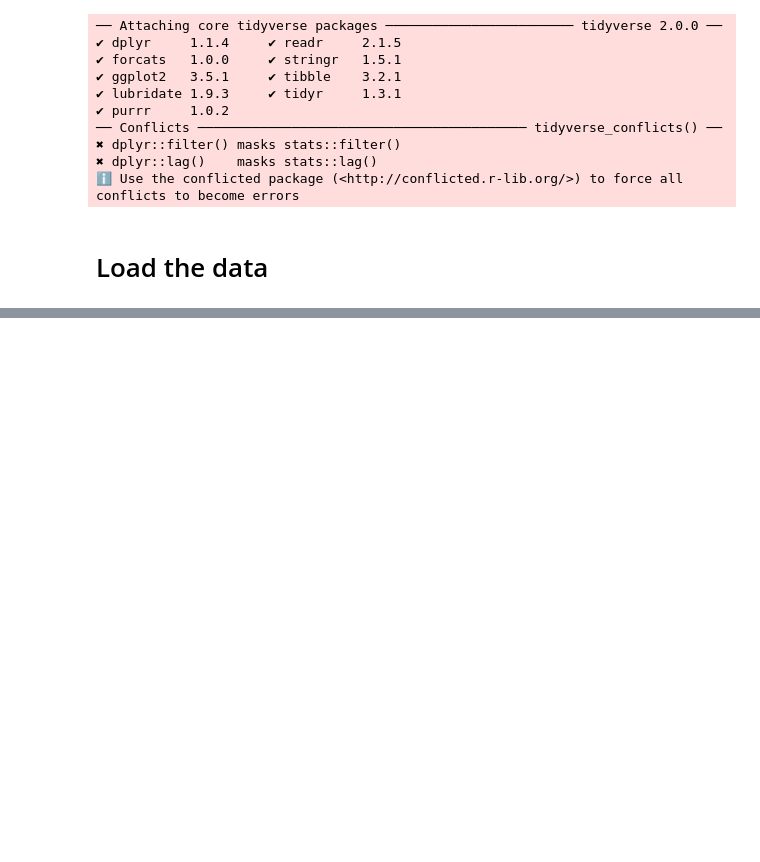
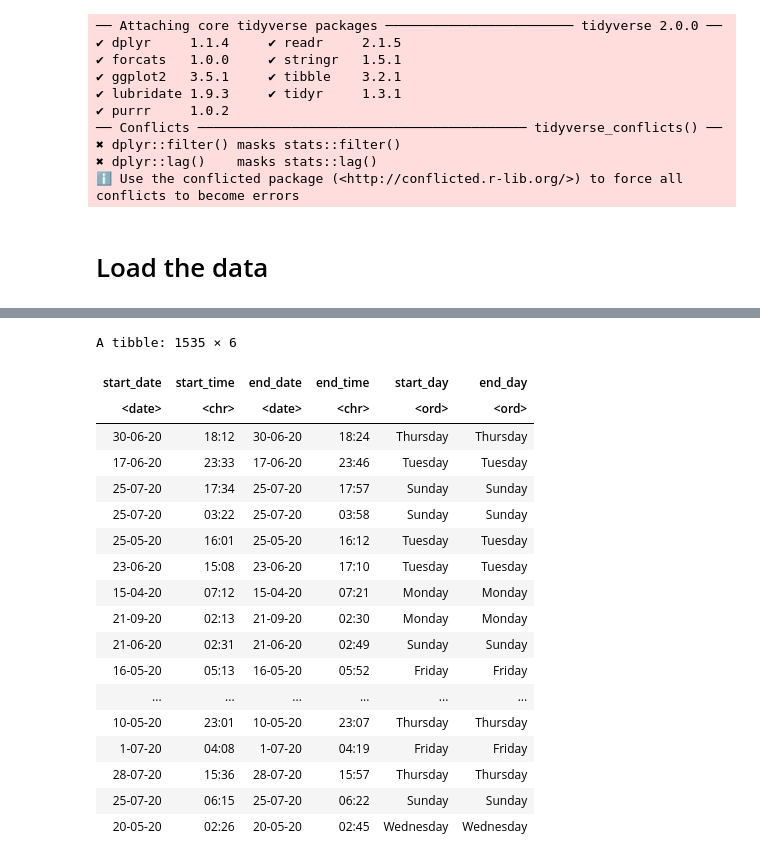
Before and after one commit to ExxML/minecraft_group_project, a Jupyter notebook: minecraft_project.ipynb, the cells around one changed output, grey strips where cells are left out. Cells and saved outputs as stored; diff of their text form; code cells hidden in the pictures; blank space fills up the shorter version.

Commit message:
Cleaned up the columns. Converted 'Date' to 'Day of the Week'

```diff
--- a/minecraft_project.ipynb
+++ b/minecraft_project.ipynb
@@ -17,8 +21,8 @@ library(tidyverse)
 # %% [markdown]
 # Load the data
 # %%
-sessions <- read_csv("data/sessions.csv")
-sessions
+mc_sessions <- read_csv("data/sessions.csv")
+mc_sessions
 # %% [output]
 Rows: 1535 Columns: 5
 ── Column specification ────────────────────────────────────────────────────────
@@ -81,0 +63,43 @@ A spec_tbl_df: 196 × 9
+# %%
+# Removing unnecessary columns
+mc_cleaned <- mc_sessions |>
+    select(start_time, end_time)
+
+# Splitting the columns into Date and Time
+mc_split <- mc_cleaned |>
+    separate(col = start_time,
+            into = c("start_date", "start_time"),
+            sep = " ") |>
+    separate(col = end_time,
+             into = c("end_date", "end_time"),
+             sep = " ") |>
+    mutate(start_date = as.Date(start_date),
+           end_date = as.Date(end_date))
+
+# Convert each date into Day of the Week
+# [Date Citation](https://stackoverflow.com/questions/59998445/how-to-create-a-column-in-a-data-frame-that-shows-the-days-of-the-week-from-exis)
+# abr = TRUE (would turn it into Thur.); ord = ordered factor
+mc_final <- mc_split |>
+    mutate(start_day = wday(start_date, label = TRUE, abbr = FALSE),
+           end_day = wday(end_date, label = TRUE, abbr = FALSE))
+mc_final
+# %% [output]
+A tibble: 1535 × 6
+| start_date | start_time | end_date | end_time | start_day | end_day |
+| <date> | <chr> | <date> | <chr> | <ord> | <ord> |
+| 30-06-20 | 18:12 | 30-06-20 | 18:24 | Thursday | Thursday |
+| 17-06-20 | 23:33 | 17-06-20 | 23:46 | Tuesday | Tuesday |
+| 25-07-20 | 17:34 | 25-07-20 | 17:57 | Sunday | Sunday |
+| 25-07-20 | 03:22 | 25-07-20 | 03:58 | Sunday | Sunday |
+| 25-05-20 | 16:01 | 25-05-20 | 16:12 | Tuesday | Tuesday |
+| 23-06-20 | 15:08 | 23-06-20 | 17:10 | Tuesday | Tuesday |
+| 15-04-20 | 07:12 | 15-04-20 | 07:21 | Monday | Monday |
+| 21-09-20 | 02:13 | 21-09-20 | 02:30 | Monday | Monday |
+| 21-06-20 | 02:31 | 21-06-20 | 02:49 | Sunday | Sunday |
+| 16-05-20 | 05:13 | 16-05-20 | 05:52 | Friday | Friday |
+| ... | ... | ... | ... | ... | ... |
+| 10-05-20 | 23:01 | 10-05-20 | 23:07 | Thursday | Thursday |
+| 1-07-20 | 04:08 | 1-07-20 | 04:19 | Friday | Friday |
+| 28-07-20 | 15:36 | 28-07-20 | 15:57 | Thursday | Thursday |
+| 25-07-20 | 06:15 | 25-07-20 | 06:22 | Sunday | Sunday |
+| 20-05-20 | 02:26 | 20-05-20 | 02:45 | Wednesday | Wednesday |
```
Also changed, not shown: parts of 4 cells of this notebook.
